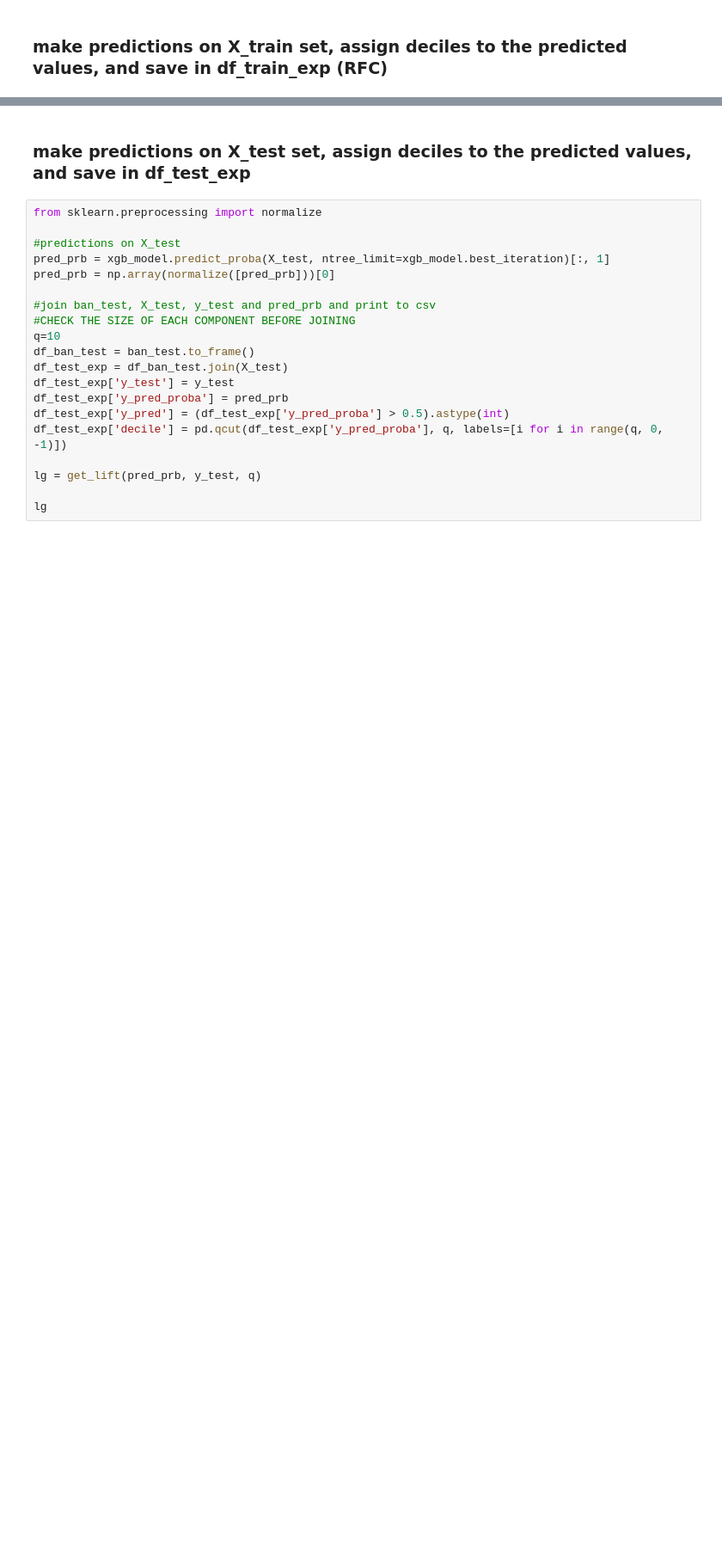
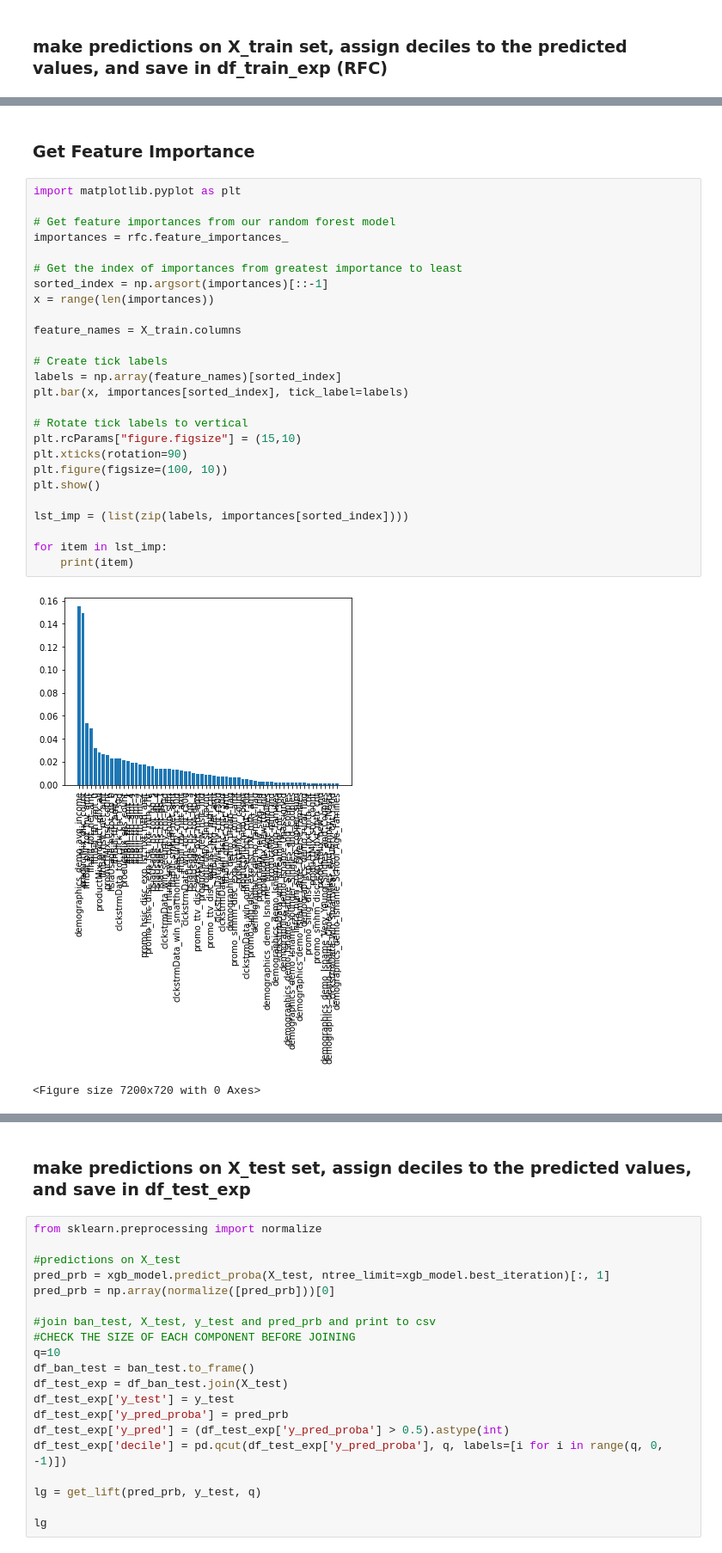
Before and after one commit to joshkim-telus/josh_dev_env, a Jupyter notebook: tos_cross_sell/josh_dev_env/lg_xgb_train_step.ipynb, the cells around one changed output, grey strips where cells are left out. Shown at 86% size. Drawn from its saved outputs; the diff is of its cells as text; blank space fills up the shorter version.

```diff
--- a/tos_cross_sell/josh_dev_env/lg_xgb_train_step.ipynb
+++ b/tos_cross_sell/josh_dev_env/lg_xgb_train_step.ipynb
@@ -408,0 +370,31 @@ lg
+# %% [markdown]
+### Get Feature Importance
+# %%
+import matplotlib.pyplot as plt
+
+# Get feature importances from our random forest model
+importances = rfc.feature_importances_
+
+# Get the index of importances from greatest importance to least
+sorted_index = np.argsort(importances)[::-1]
+x = range(len(importances))
+
+feature_names = X_train.columns
+
+# Create tick labels
+labels = np.array(feature_names)[sorted_index]
+plt.bar(x, importances[sorted_index], tick_label=labels)
+
+# Rotate tick labels to vertical
+plt.rcParams["figure.figsize"] = (15,10)
+plt.xticks(rotation=90)
+plt.figure(figsize=(100, 10))
+plt.show()
+
+lst_imp = (list(zip(labels, importances[sorted_index])))
+
+for item in lst_imp:
+    print(item)
+# %% [output]
+[figure, added]
+<Figure size 7200x720 with 0 Axes>
```
Also changed, not shown: parts of 13 cells of this notebook, 1 other file.
